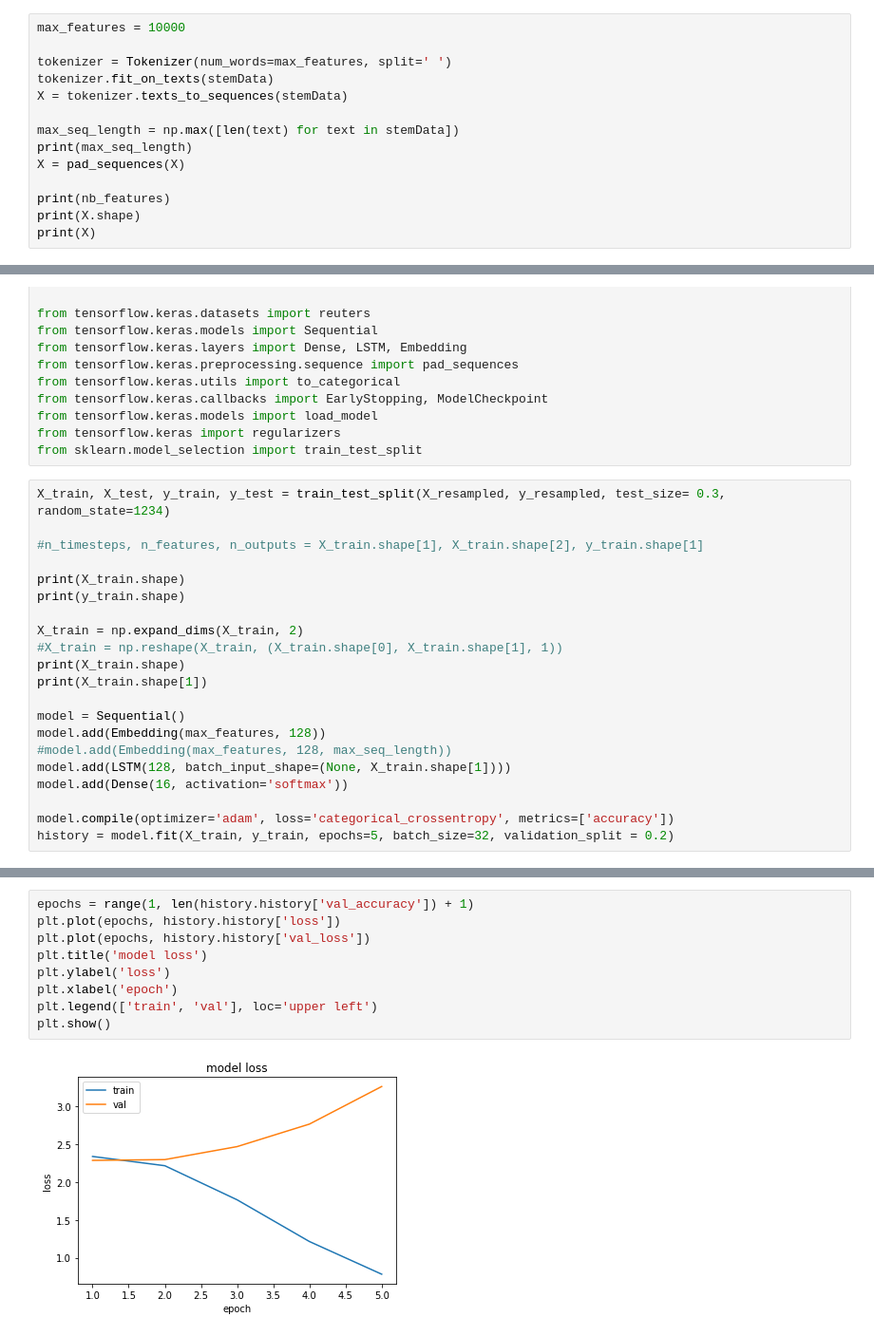
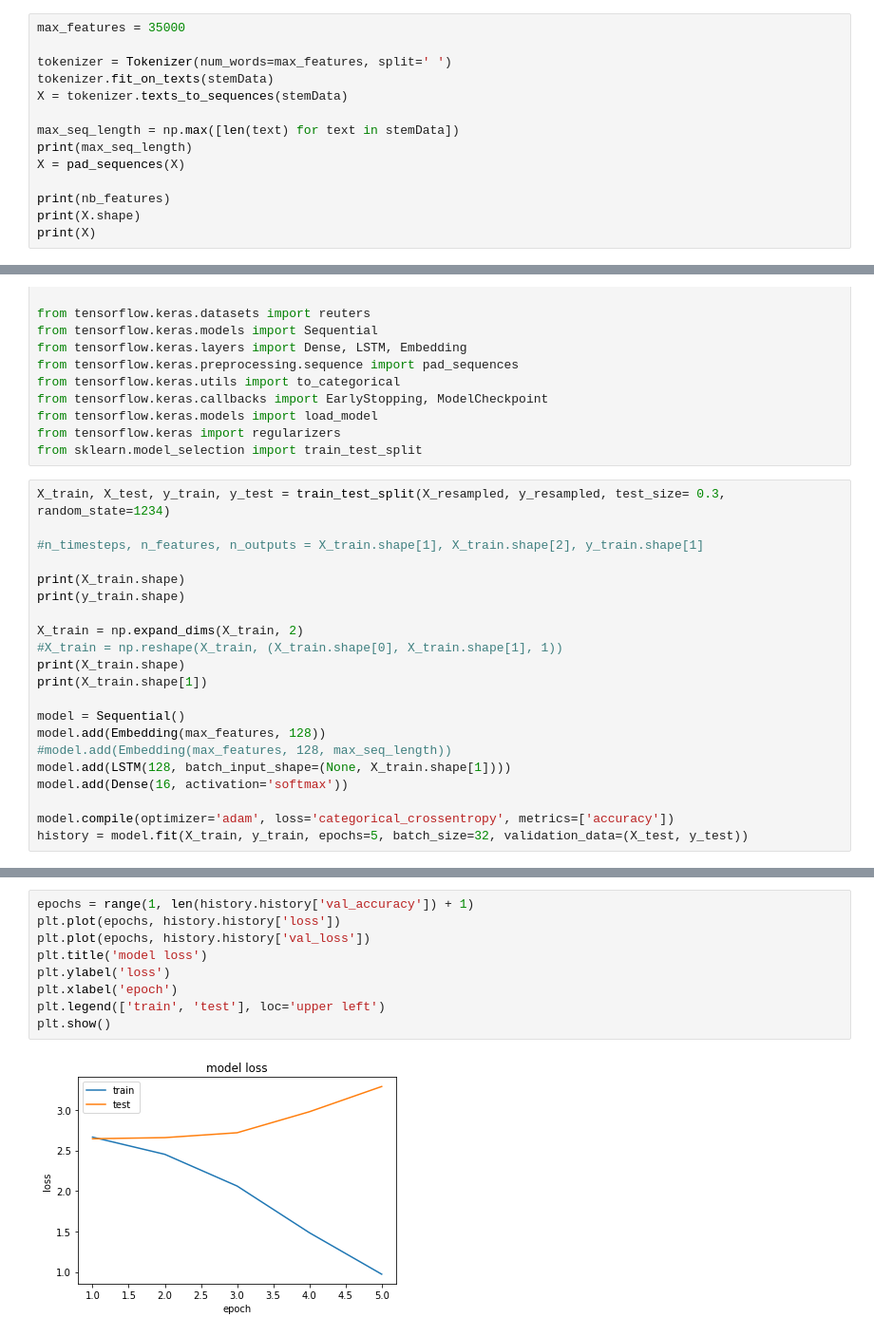
Before and after one commit to randallkk/HPTI, a Jupyter notebook: PLSTM_undersample.ipynb, the cells around one changed output, grey strips where cells are left out. Shown at 95% size. Cells and saved outputs as stored; diff of their text form.

```diff
--- a/PLSTM_undersample.ipynb
+++ b/PLSTM_undersample.ipynb
@@ -61,7 +61,7 @@ stemData = np.array(stemData)
 stemming 시작
 stemming 완료
 # %%
-max_features = 10000
+max_features = 35000
 
 tokenizer = Tokenizer(num_words=max_features, split=' ')
 tokenizer.fit_on_texts(stemData)
@@ -193,5 +196,5 @@ model.add(LSTM(128, batch_input_shape=(None, X_train.shape[1])))
 model.add(Dense(16, activation='softmax'))
 
 model.compile(optimizer='adam', loss='categorical_crossentropy', metrics=['accuracy'])
-history = model.fit(X_train, y_train, epochs=5, batch_size=32, validation_split = 0.2)
+history = model.fit(X_train, y_train, epochs=5, batch_size=32, validation_data=(X_test, y_test))
 # %% [output]
@@ -244,14 +246,14 @@ plt.show()
 # %%
 epochs = range(1, len(history.history['val_accuracy']) + 1)
 plt.plot(epochs, history.history['loss'])
 plt.plot(epochs, history.history['val_loss'])
 plt.title('model loss')
 plt.ylabel('loss')
 plt.xlabel('epoch')
-plt.legend(['train', 'val'], loc='upper left')
+plt.legend(['train', 'test'], loc='upper left')
 plt.show()
 # %% [output]
-[figure, old version]
+[figure, new version]
 # %%
 loss_and_metrics = model.evaluate(X_test, y_test, batch_size=32)
 # %% [output]
```
Also changed, not shown: parts of 12 cells of this notebook, 2 other files.
